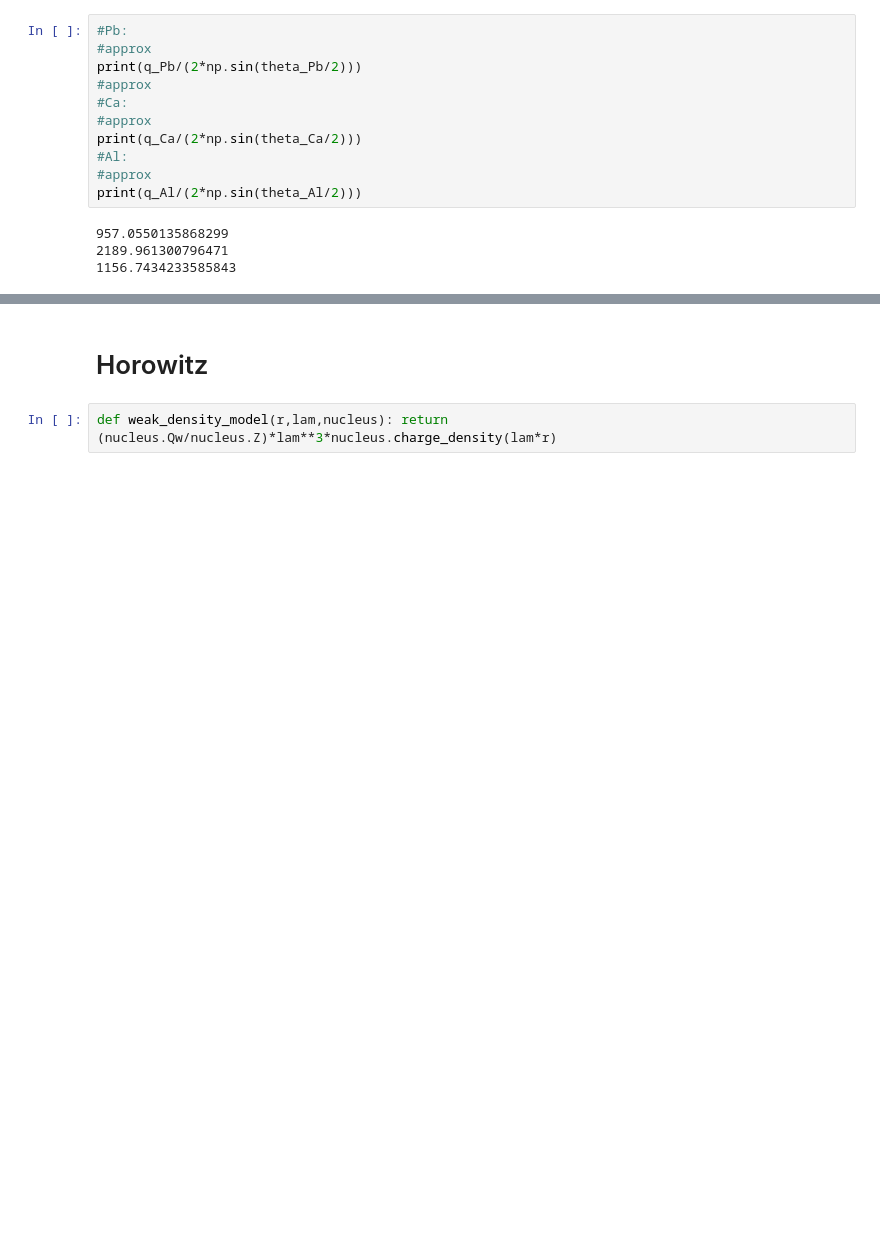
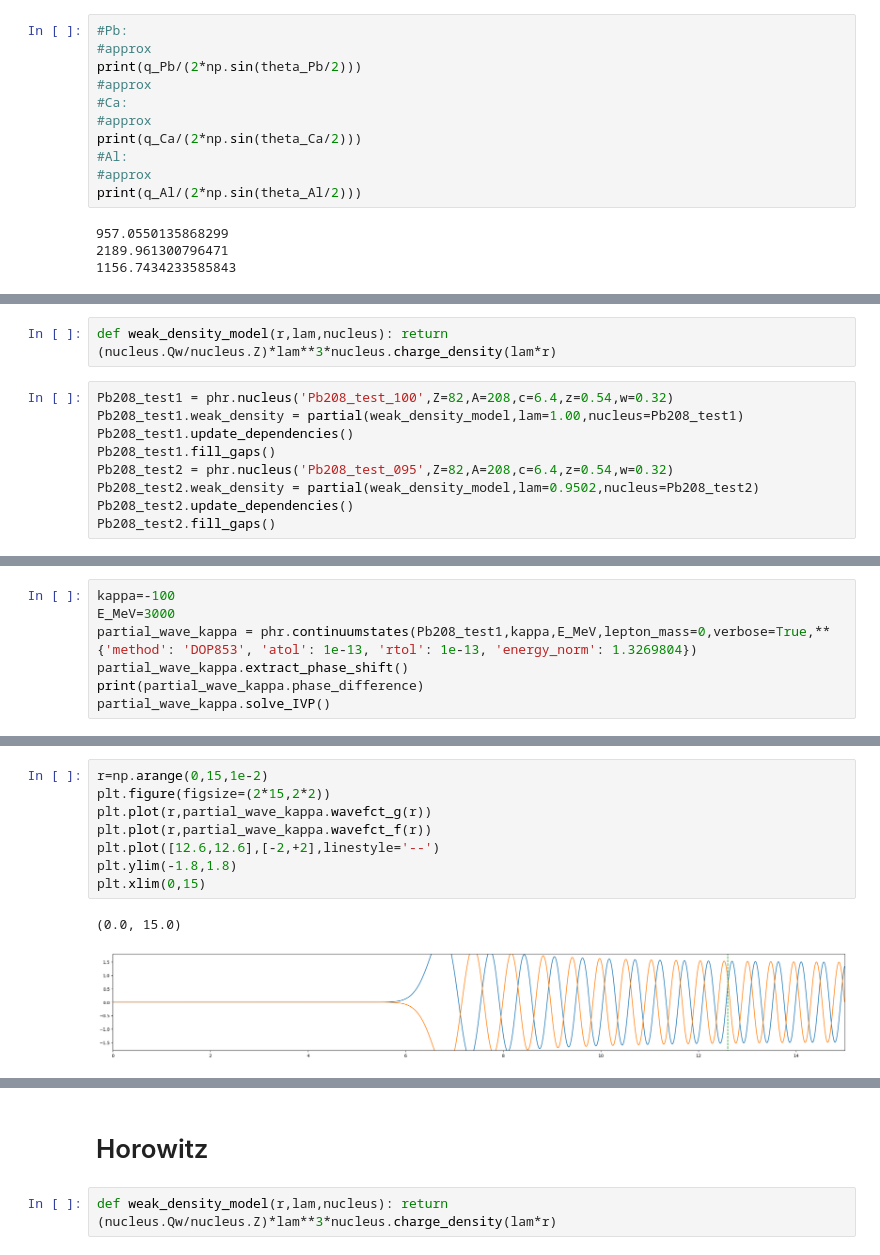
Before and after one commit to Partynumbers42/phasr, a Jupyter notebook: AsymmetryTest.ipynb, the cells around one changed output, grey strips where cells are left out. Saved outputs shown, nothing was run; the diff lists cells and outputs as text; blank space fills up the shorter version.

```diff
--- a/AsymmetryTest.ipynb
+++ b/AsymmetryTest.ipynb
@@ -50,0 +53,11 @@ print(q_Al/(2*np.sin(theta_Al/2)))
+# %%
+def weak_density_model(r,lam,nucleus): return (nucleus.Qw/nucleus.Z)*lam**3*nucleus.charge_density(lam*r)
+# %%
+Pb208_test1 = phr.nucleus('Pb208_test_100',Z=82,A=208,c=6.4,z=0.54,w=0.32)
+Pb208_test1.weak_density = partial(weak_density_model,lam=1.00,nucleus=Pb208_test1)
+Pb208_test1.update_dependencies()
+Pb208_test1.fill_gaps()
+Pb208_test2 = phr.nucleus('Pb208_test_095',Z=82,A=208,c=6.4,z=0.54,w=0.32)
+Pb208_test2.weak_density = partial(weak_density_model,lam=0.9502,nucleus=Pb208_test2)
+Pb208_test2.update_dependencies()
+Pb208_test2.fill_gaps()
@@ -50,0 +79,7 @@ print(q_Al/(2*np.sin(theta_Al/2)))
+# %%
+kappa=-100
+E_MeV=3000
+partial_wave_kappa = phr.continuumstates(Pb208_test1,kappa,E_MeV,lepton_mass=0,verbose=True,**{'method': 'DOP853', 'atol': 1e-13, 'rtol': 1e-13, 'energy_norm': 1.3269804})
+partial_wave_kappa.extract_phase_shift()
+print(partial_wave_kappa.phase_difference)
+partial_wave_kappa.solve_IVP()
@@ -50,0 +101,11 @@ print(q_Al/(2*np.sin(theta_Al/2)))
+# %%
+r=np.arange(0,15,1e-2)
+plt.figure(figsize=(2*15,2*2))
+plt.plot(r,partial_wave_kappa.wavefct_g(r))
+plt.plot(r,partial_wave_kappa.wavefct_f(r))
+plt.plot([12.6,12.6],[-2,+2],linestyle='--')
+plt.ylim(-1.8,1.8)
+plt.xlim(0,15)
+# %% [output]
+(0.0, 15.0)
+[figure, added]
```
Also changed, not shown: parts of 7 cells of this notebook.
